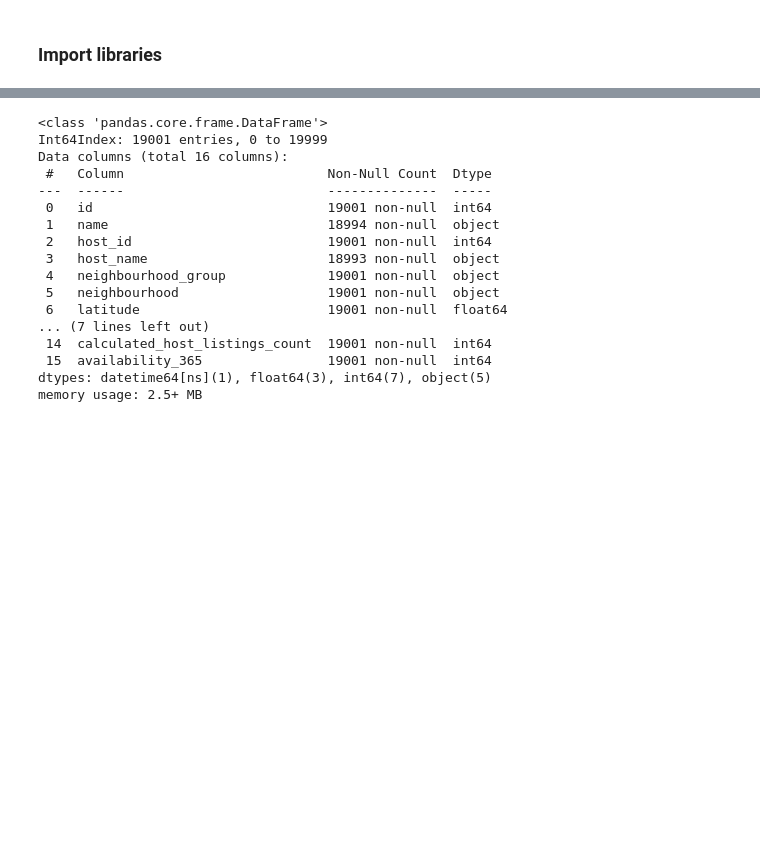
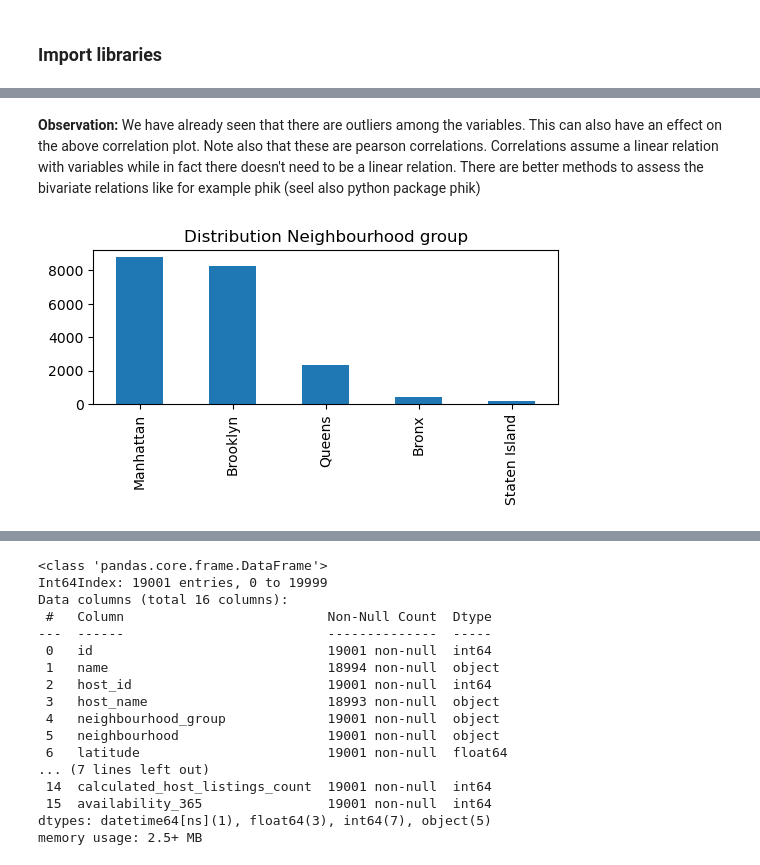
Before and after one commit to RuudVelo/build-ml-pipeline-for-short-term-rental-prices, a Jupyter notebook: src/eda/EDA.ipynb, the cells around one changed output, grey strips where cells are left out. Drawn from its saved outputs; the diff is of its cells as text; code cells hidden in the pictures; blank space fills up the shorter version.

```diff
--- a/src/eda/EDA.ipynb
+++ b/src/eda/EDA.ipynb
@@ -34,0 +91,7 @@ wandb: Network error resolved after 0:00:36.660836, resuming normal operation.
+# %% [markdown]
+**Observation:** We have already seen that there are outliers among the variables. This can also have an effect on the above correlation plot. Note also that these are pearson correlations. Correlations assume a linear relation with variables while in fact there doesn't need to be a linear relation. There are better methods to assess the bivariate relations like for example phik (seel also python package phik)
+# %%
+df['neighbourhood_group'].value_counts(dropna=False)[:20].plot(kind='bar', figsize=(6,2))
+plt.title('Distribution Neighbourhood group');
+# %% [output]
+[figure, added]
```
Also changed, not shown: parts of 15 cells of this notebook, 1 other file.
